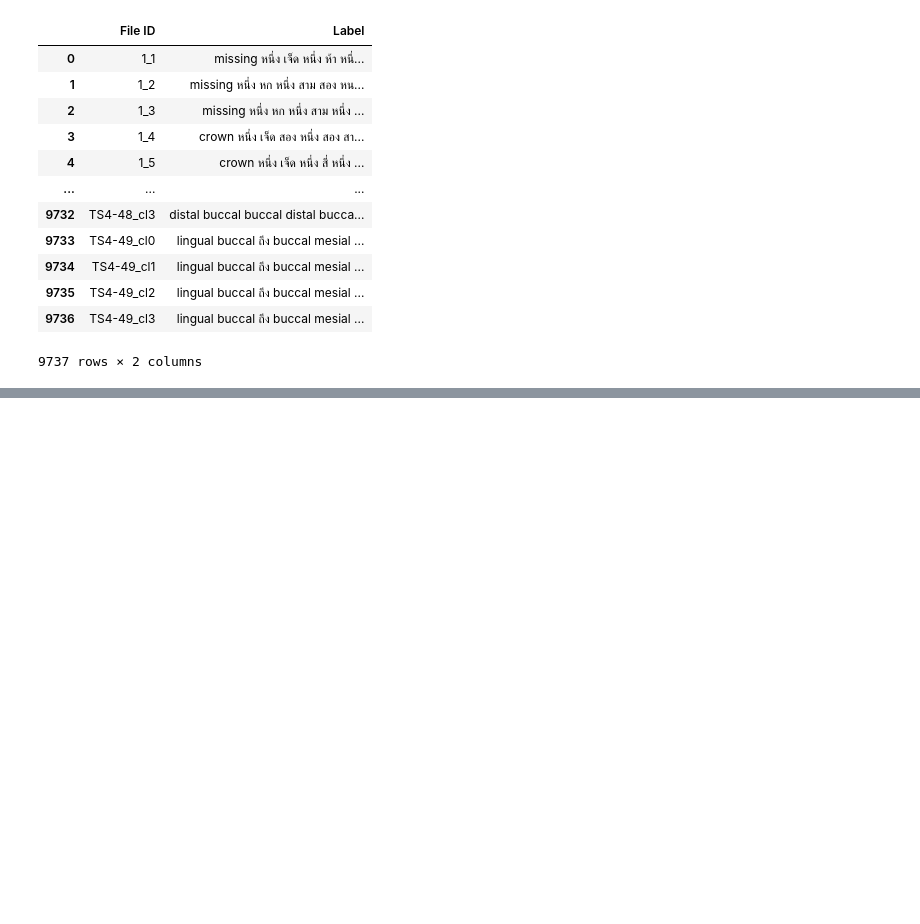
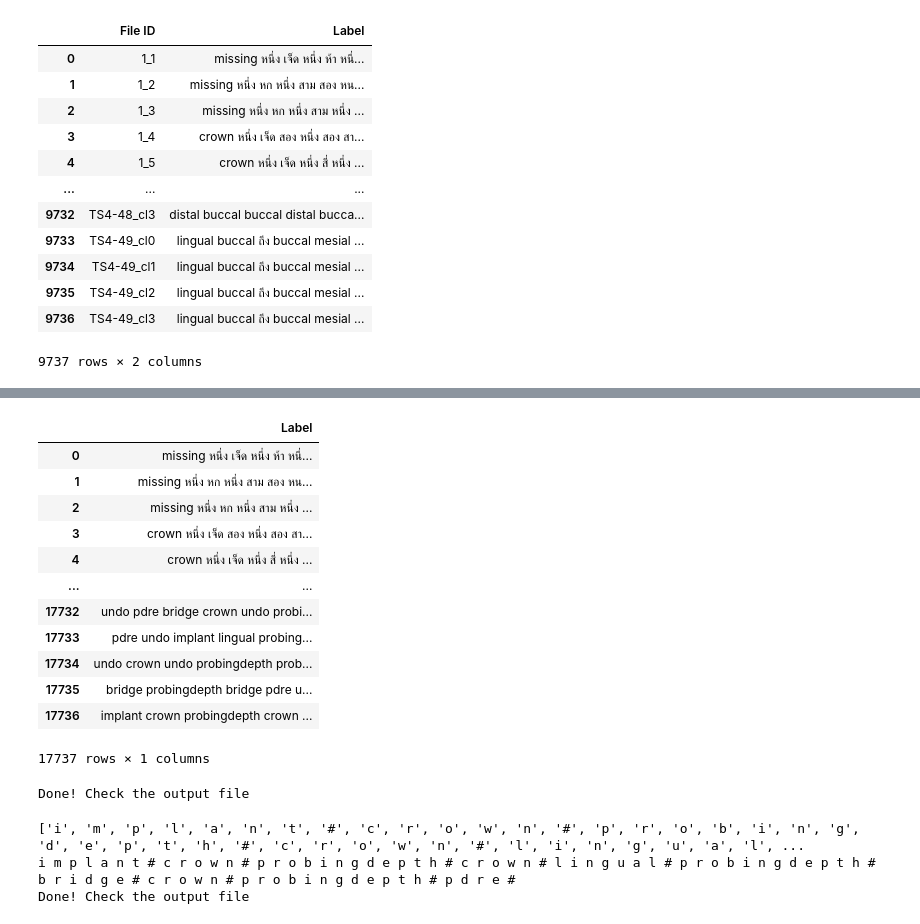
Before and after one commit to gotnps/retune, a Jupyter notebook: dent/generateLmData.ipynb, the cells around one changed output, grey strips where cells are left out. Drawn from its saved outputs; the diff is of its cells as text; code cells hidden in the pictures; blank space fills up the shorter version.

Commit message:
dent fix genLM

```diff
--- a/dent/generateLmData.ipynb
+++ b/dent/generateLmData.ipynb
@@ -85,0 +231,47 @@ df
+# %%
+df = pd.read_csv('/Users/got/Documents/retune/t+im/dent/label1.csv')
+df
+# %% [output]
+|  | Label |
+| 0 | missing หนึ่ง เจ็ด หนึ่ง ห้า หนึ่... |
+| 1 | missing หนึ่ง หก หนึ่ง สาม สอง หน... |
+| 2 | missing หนึ่ง หก หนึ่ง สาม หนึ่ง ... |
+| 3 | crown หนึ่ง เจ็ด สอง หนึ่ง สอง สา... |
+| 4 | crown หนึ่ง เจ็ด หนึ่ง สี่ หนึ่ง ... |
+| ... | ... |
+| 17732 | undo pdre bridge crown undo probi... |
+| 17733 | pdre undo implant lingual probing... |
+| 17734 | undo crown undo probingdepth prob... |
+| 17735 | bridge probingdepth bridge pdre u... |
+| 17736 | implant crown probingdepth crown ... |
+17737 rows × 1 columns
+# %%
+labels = df['Label']
+
+output_file_path = '/Users/got/Documents/retune/t+im/dent/word-level-formatted.txt'
+
+with  open(output_file_path, 'w') as file:
+    for _ in range(8):
+        for label in labels:
+            file.write(str(label) + " " + "\n")
+print("Done! Check the output file")
+# %% [output]
+Done! Check the output file
+# %%
+output_file_path = '/Users/got/Documents/retune/t+im/dent/char-level-formatted.txt'
+label_list = []
+label = ""
+with  open(output_file_path, 'w') as file:
+    for _ in range(8):
+        for label in labels:
+            label = label.replace(" ", "#")
+            label_list = [char for char in label]
+            label = " ".join(label_list)
+            file.write(str(label) + "\n")
+print(label_list)
+print(label)
+print("Done! Check the output file")
+# %% [output]
+['i', 'm', 'p', 'l', 'a', 'n', 't', '#', 'c', 'r', 'o', 'w', 'n', '#', 'p', 'r', 'o', 'b', 'i', 'n', 'g', 'd', 'e', 'p', 't', 'h', '#', 'c', 'r', 'o', 'w', 'n', '#', 'l', 'i', 'n', 'g', 'u', 'a', 'l', ...
+i m p l a n t # c r o w n # p r o b i n g d e p t h # c r o w n # l i n g u a l # p r o b i n g d e p t h # b r i d g e # c r o w n # p r o b i n g d e p t h # p d r e #
+Done! Check the output file
```
Also changed, not shown: parts of 17 cells of this notebook, 2 other files.
